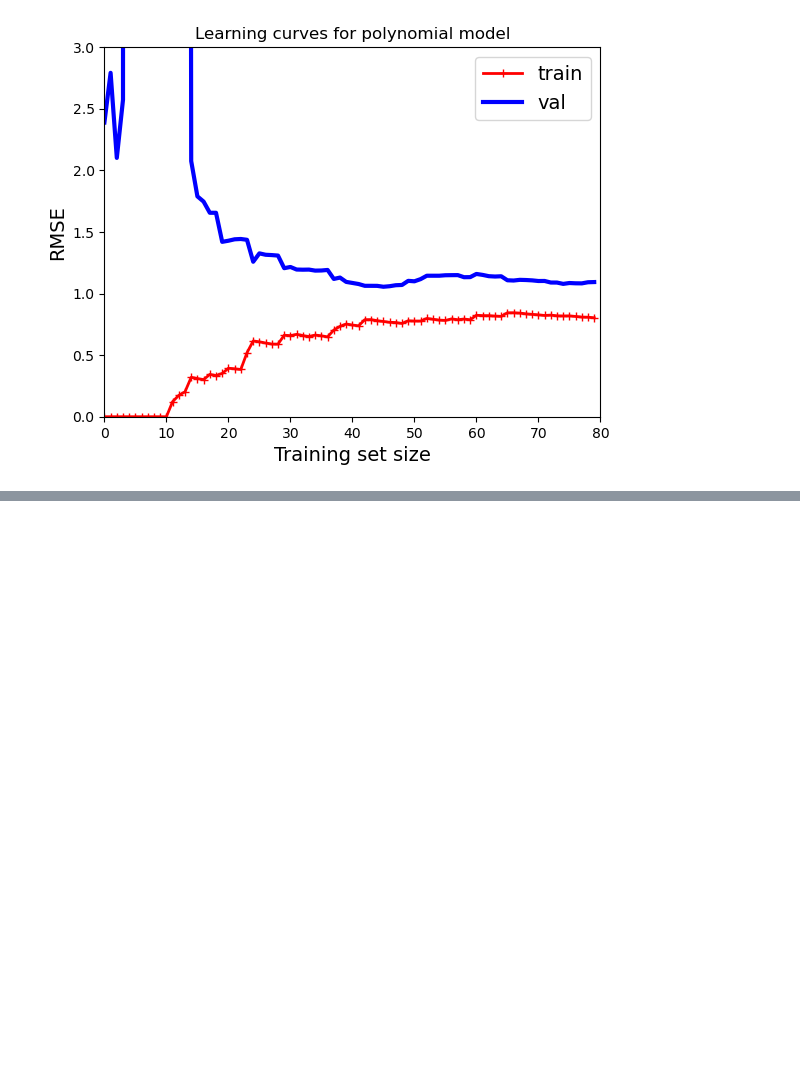
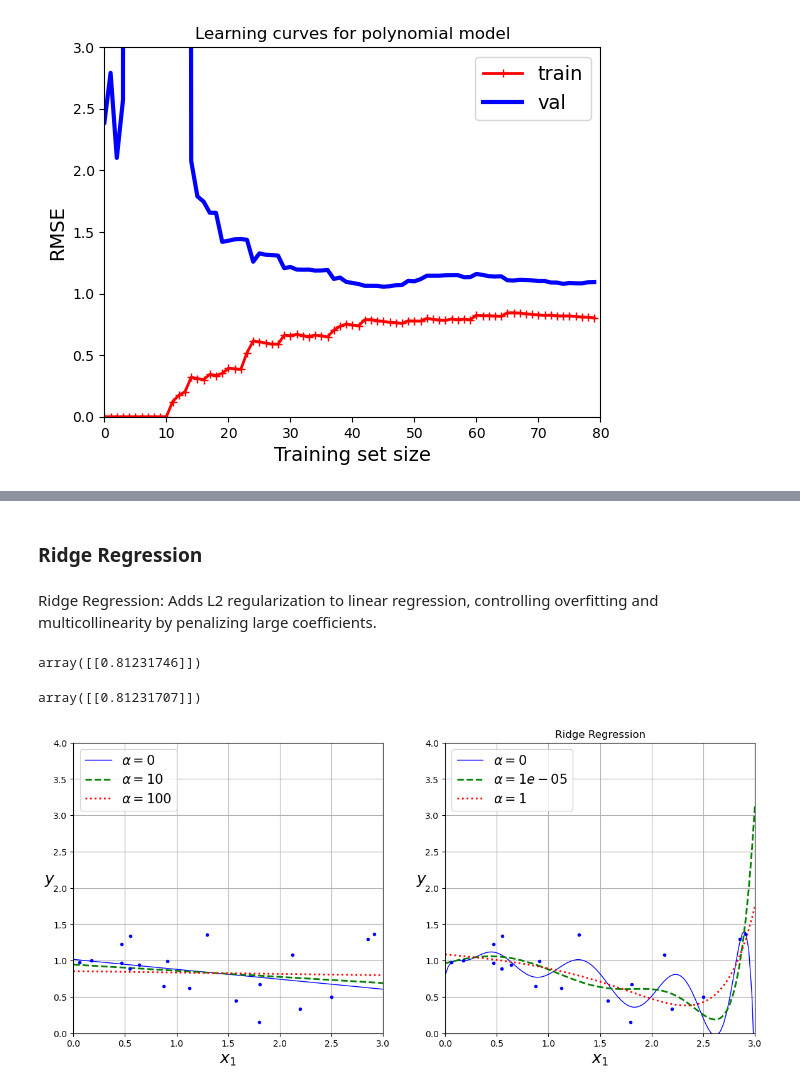
Before and after one commit to Ivan-Grigorev/Hands_On_ML, a Jupyter notebook: chapter_04.ipynb, the cells around one changed output, grey strips where cells are left out. Drawn from its saved outputs; the diff is of its cells as text; code cells hidden in the pictures; blank space fills up the shorter version.

```diff
--- a/chapter_04.ipynb
+++ b/chapter_04.ipynb
@@ -485,0 +494,75 @@ plt.show()
+# %% [markdown]
+<h3>Ridge Regression</h3>
+# %% [markdown]
+Ridge Regression: Adds L2 regularization to linear regression, controlling overfitting and multicollinearity by penalizing large coefficients.
+# %%
+np.random.seed(42)
+
+m = 20
+X = 3 * np.random.rand(m, 1)
+y = 1 + 0.5 * X * np.random.randn(m, 1) / 1.5
+X_new = np.linspace(0, 3, 100).reshape(100, 1)
+# %%
+from sklearn.linear_model import Ridge
+
+
+ridge_reg = Ridge(alpha=1, solver='cholesky', random_state=42)  # 'cholesky' suitable for datasets with ample memory
+ridge_reg.fit(X, y)
+ridge_reg.predict([[1.5]])
+# %% [output]
+array([[0.81231746]])
+# %%
+ridge_reg = Ridge(alpha=1, solver='sag', random_state=42)  # 'sag' efficient for large, high-dimensional datasets
+ridge_reg.fit(X, y)
+ridge_reg.predict([[1.5]])
+# %% [output]
+array([[0.81231707]])
+# %%
+from sklearn.linear_model import Ridge
+
+
+def plot_model(model_class, polynomial, alphas, **model_kwargs):
+    for alpha, style in zip(alphas, ('b-', 'g--', 'r:')):
+        model = model_class(alpha, **model_kwargs) if alpha > 0 else LinearRegression()
+
+        if polynomial:
+            model = Pipeline([
+                ('poly_features', PolynomialFeatures(degree=10, include_bias=False)),
+                ('std_scaler', StandardScaler()),
+                ('regul_reg', model)
+            ])
+
+        model.fit(X, y)
+        y_new_regul = model.predict(X_new)
+        plt.plot(
+            X_new,
+            y_new_regul,
+            style,
+            linewidth=2 if alpha > 0 else 1,
+            label=r"$\alpha = {}$".format(alpha)
+        )
+    plt.plot(
+        X,
+        y,
+        'b.',
+        linewidth=3
+    )
+    plt.xlabel('$x_1$', fontsize=18)
+    plt.ylabel('$y$', rotation=0, fontsize=18)
+    plt.axis([0, 3, 0, 4])
+    plt.legend(loc='upper left', fontsize=15)
+
+plt.figure(figsize=(14, 6))
+
+plt.subplot(121)
+plot_model(Ridge, polynomial=False, alphas=(0, 10, 100), random_state=42)
+plt.grid(True)
+
+plt.subplot(122)
+plot_model(Ridge, polynomial=True, alphas=(0, 10 ** -5, 1), random_state=42)
+plt.grid(True)
+
+plt.title('Ridge Regression')
+plt.show()
+# %% [output]
+[figure, added]
```
Also changed, not shown: parts of 31 cells of this notebook.
